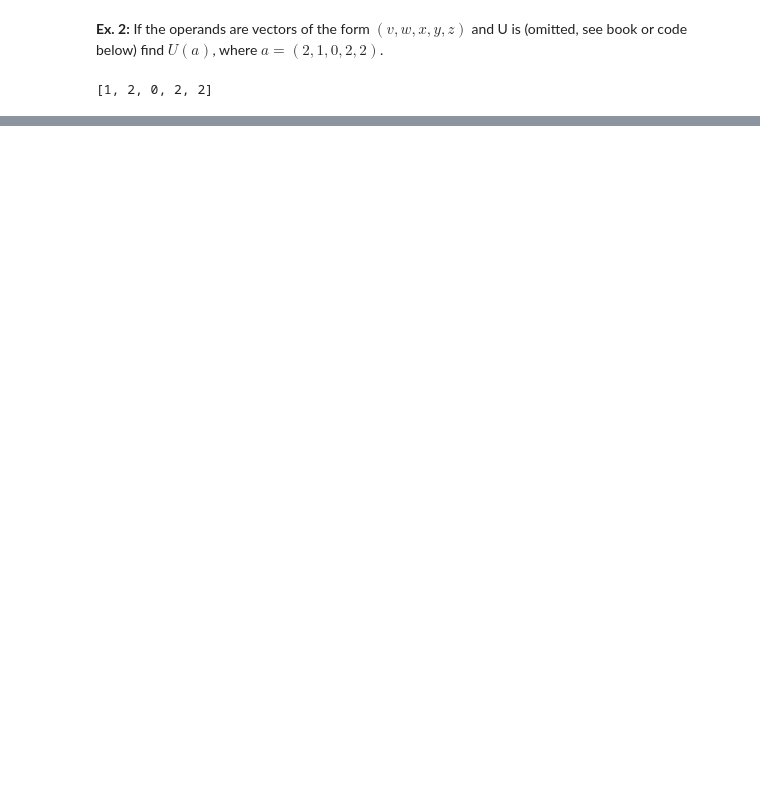
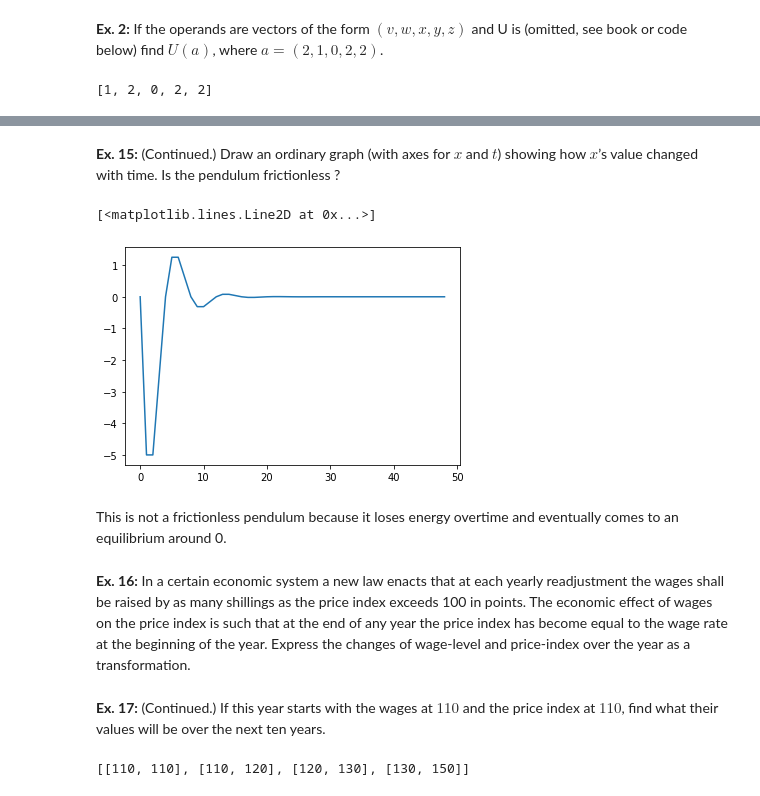
Before and after one commit to Andrewnetwork/AnIntroductionToCybernetics, a Jupyter notebook: Notebooks/PartOne_Mechanism/Ch3_TheDeterminateMachine/TheDeterminateMachine.ipynb, the cells around one changed output, grey strips where cells are left out. Drawn from its saved outputs; the diff is of its cells as text; code cells hidden in the pictures; blank space fills up the shorter version.

```diff
--- a/Notebooks/PartOne_Mechanism/Ch3_TheDeterminateMachine/TheDeterminateMachine.ipynb
+++ b/Notebooks/PartOne_Mechanism/Ch3_TheDeterminateMachine/TheDeterminateMachine.ipynb
@@ -261,0 +289,5 @@ U(a)
+# %%
+#(x,y)
+Pendulum = VectorTransformation([lambda v: 0.5*(v[0]-v[1]), lambda v: 0.5*(v[0]+v[1])])
+pedulum_simulation = Pendulum.power_chain([10,10],50)[1:]
+pedulum_simulation[0:8]
@@ -261,0 +303,11 @@ U(a)
+# %% [markdown]
+**Ex. 15:** (Continued.) Draw an ordinary graph (with axes for $x$ and $t$) showing how $x$’s value changed with time. Is the pendulum frictionless ?
+# %%
+plt.plot(range(len(pedulum_simulation)),list(map(lambda x: x[0],pedulum_simulation)))
+# %% [output]
+[<matplotlib.lines.Line2D at 0x...>]
+[figure, added]
+# %% [markdown]
+This is not a frictionless pendulum because it loses energy overtime and eventually comes to an equilibrium around 0.
+# %% [markdown]
+**Ex. 16:** In a certain economic system a new law enacts that at each yearly readjustment the wages shall be raised by as many shillings as the price index exceeds 100 in points. The economic effect of wages on the price index is such that at the end of any year the price index has become equal to the wage rate at the beginning of the year. Express the changes of wage-level and price-index over the year as a transformation.
@@ -261,0 +317,6 @@ U(a)
+# %% [markdown]
+**Ex. 17:** (Continued.) If this year starts with the wages at $110$ and the price index at $110$, find what their values will be over the next ten years.
+# %%
+EconomicSystem.power_chain([110,110],4)
+# %% [output]
+[[110, 110], [110, 120], [120, 130], [130, 150]]
```
Also changed, not shown: parts of 25 cells of this notebook, 1 other file.
